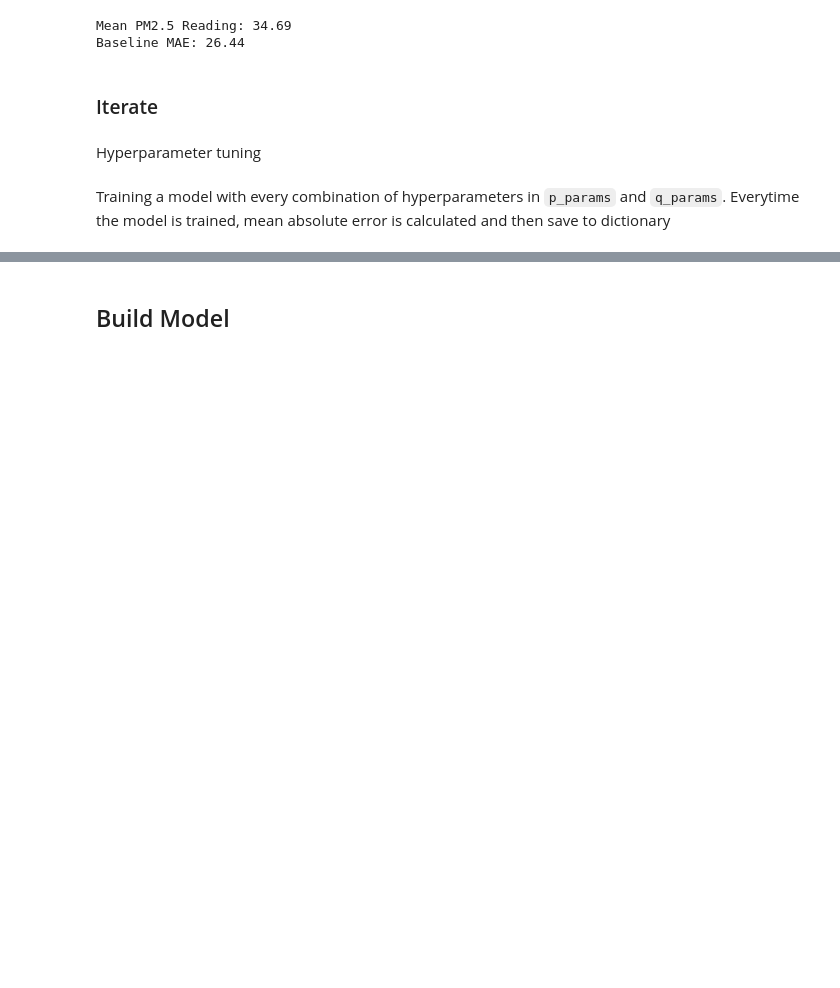
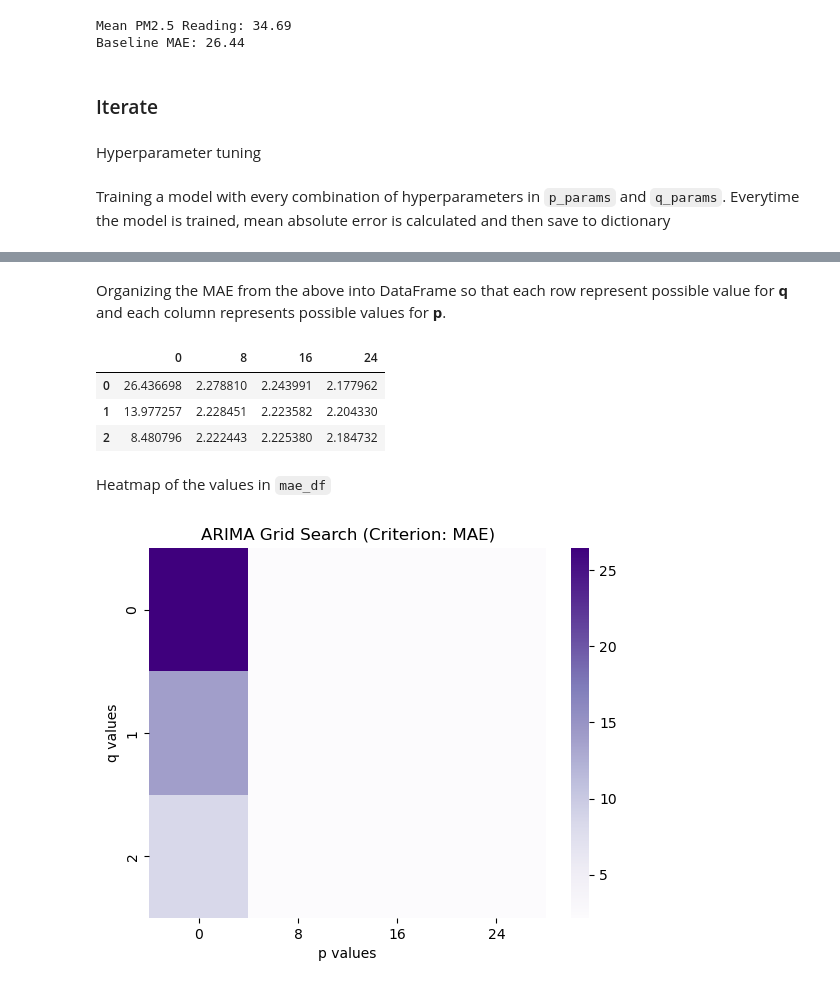
Before and after one commit to bukkybyte/air-quality, a Jupyter notebook: air_quality3.ipynb, the cells around one changed output, grey strips where cells are left out. Drawn from its saved outputs; the diff is of its cells as text; code cells hidden in the pictures; blank space fills up the shorter version.

```diff
--- a/air_quality3.ipynb
+++ b/air_quality3.ipynb
@@ -154,3 +155,9 @@ for p in p_params:
         # Generate in-sample training predictions
         y_pred = model.predict()
         # Calculate training MAE
+        mae = mean_absolute_error(y_train, y_pred)
+        # Append MAE to list in dictionary
+        mae_grid[p].append(mae)
+
+print()
+print(mae_grid)
@@ -157,2 +179,19 @@ for p in p_params:
-# %% [markdown]
-## Build Model
+# %% [markdown]
+Organizing the MAE from the above into DataFrame so that each row represent possible value for **q** and each column represents possible values for **p**.
+# %%
+mae_df = pd.DataFrame(mae_grid)
+mae_df
+# %% [output]
+|  | 0 | 8 | 16 | 24 |
+| 0 | 26.436698 | 2.278810 | 2.243991 | 2.177962 |
+| 1 | 13.977257 | 2.228451 | 2.223582 | 2.204330 |
+| 2 | 8.480796 | 2.222443 | 2.225380 | 2.184732 |
+# %% [markdown]
+Heatmap of the values in `mae_df`
+# %%
+sns.heatmap(mae_df, cmap="Purples")
+plt.xlabel("p values")
+plt.ylabel("q values")
+plt.title("ARIMA Grid Search (Criterion: MAE)");
+# %% [output]
+[figure, added]
```
Also changed, not shown: parts of 16 cells of this notebook.
